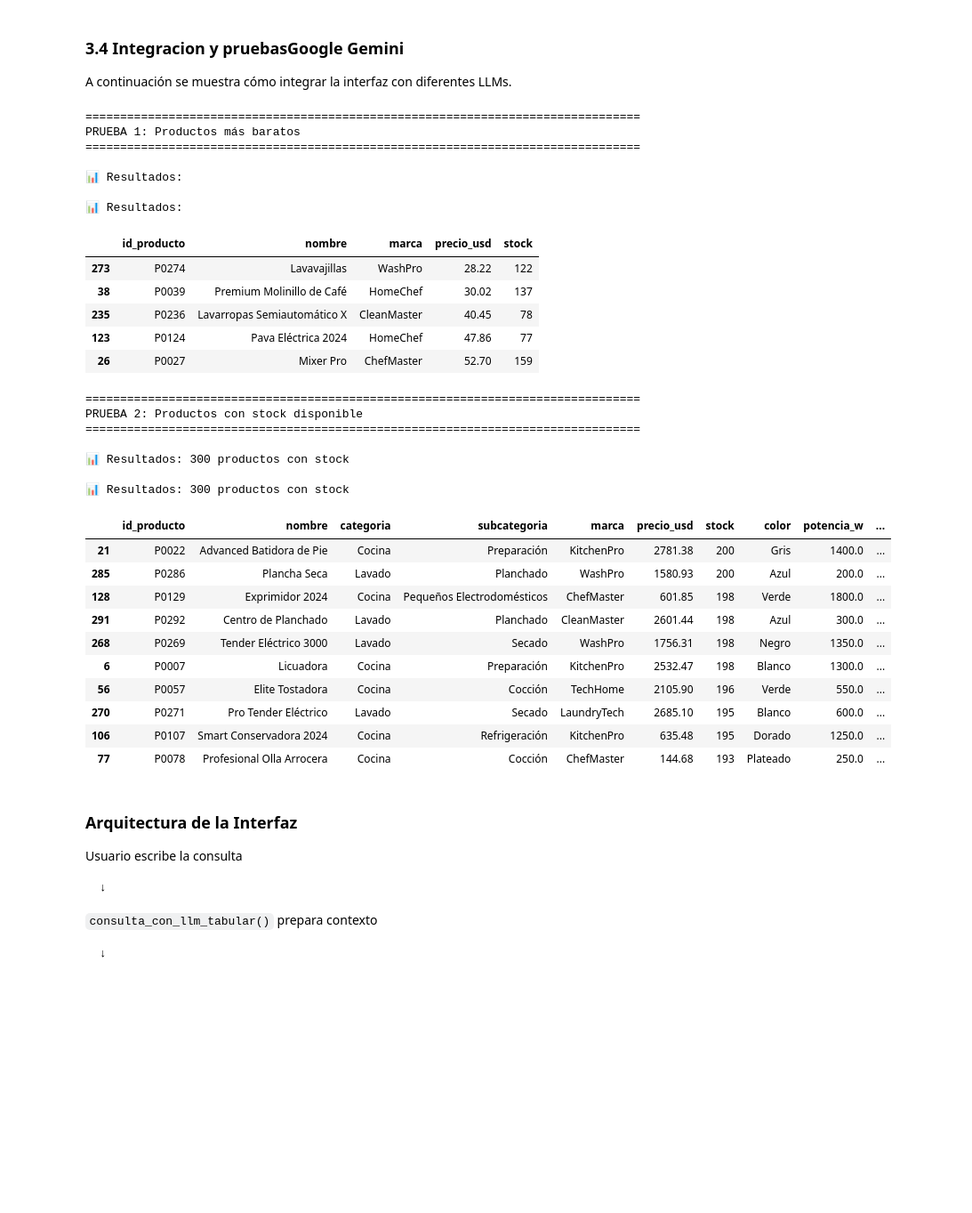
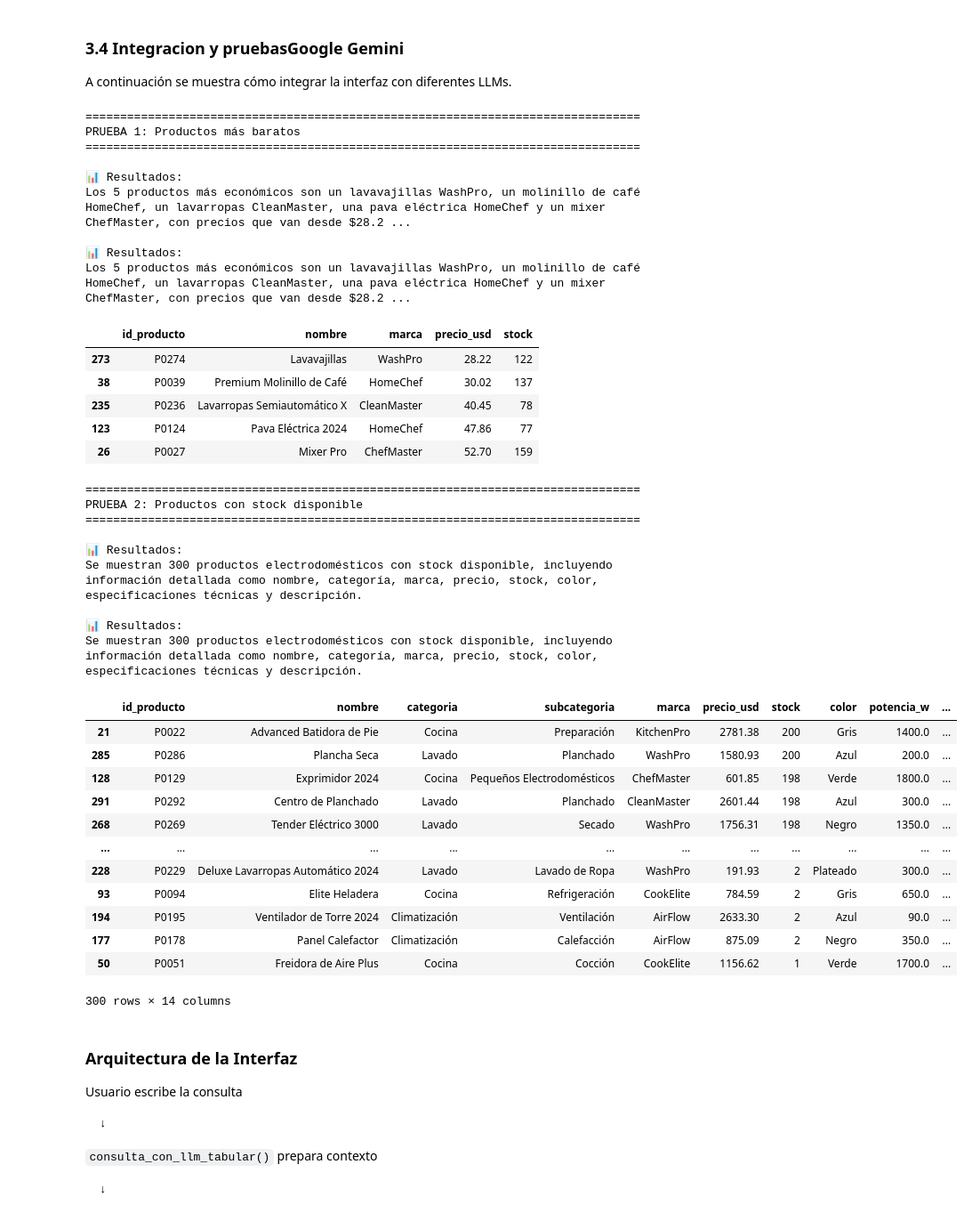
Before and after one commit to valenrosito/nlp-rag-agent-electrodomesticos, a Jupyter notebook: 1.rag_flow.ipynb, the cells around one changed output. Shown: that part at 89% size. Drawn from its saved outputs; the diff is of its cells as text; code cells hidden in the pictures; blank space fills up the shorter version.

Commit message:
fix(llm): - Correcion que incluye los resultados de la consulta a pandas en `consulta_con_llm_tabular`

```diff
--- a/1.rag_flow.ipynb
+++ b/1.rag_flow.ipynb
@@ -998,7 +998,7 @@ def consulta_con_llm_tabular(llm,
 
         desc = invocar_llm_desc(llm, consulta_usuario, str(resultado))
 
-        return desc
+        return desc, resultado
 
     except json.JSONDecodeError as e:
         raise ValueError(f"Error parseando JSON del LLM: {str(e)}\nRespuesta: {respuesta_llm}")
@@ -1015,20 +1015,23 @@ print("=" * 80)
 print("PRUEBA 1: Productos más baratos")
 print("=" * 80)
 
-resultado1 = consulta_con_llm_tabular(llm=llm,
+resultado1, data = consulta_con_llm_tabular(llm=llm,
     consulta_usuario="Muéstrame los 5 productos más económicos",
 )
 
 print("\n📊 Resultados:")
-display(resultado1)
+print(resultado1)
+display(data)
 # %% [output]
 ================================================================================
 PRUEBA 1: Productos más baratos
 ================================================================================
 
 📊 Resultados:
+Los 5 productos más económicos son un lavavajillas WashPro, un molinillo de café HomeChef, un lavarropas CleanMaster, una pava eléctrica HomeChef y un mixer ChefMaster, con precios que van desde $28.2 ...
 
 📊 Resultados:
+Los 5 productos más económicos son un lavavajillas WashPro, un molinillo de café HomeChef, un lavarropas CleanMaster, una pava eléctrica HomeChef y un mixer ChefMaster, con precios que van desde $28.2 ...
 |  | id_producto | nombre | marca | precio_usd | stock |
 | 273 | P0274 | Lavavajillas | WashPro | 28.22 | 122 |
 | 38 | P0039 | Premium Molinillo de Café | HomeChef | 30.02 | 137 |
@@ -1038,33 +1041,38 @@ PRUEBA 1: Productos más baratos
 # %%
 print("=" * 80)
 print("PRUEBA 2: Productos con stock disponible")
 print("=" * 80)
 
-resultado2 = consulta_con_llm_tabular(llm=llm,
+resultado2, data = consulta_con_llm_tabular(llm=llm,
     consulta_usuario="¿Qué productos tienen stock disponible?",
 )
 
-print(f"\n📊 Resultados: {len(resultado2)} productos con stock")
-display(resultado2.head(10))
+print(f"\n📊 Resultados:")
+print(resultado2)
+display(data)
 # %% [output]
 ================================================================================
 PRUEBA 2: Productos con stock disponible
 ================================================================================
 
-📊 Resultados: 300 productos con stock
+📊 Resultados:
+Se muestran 300 productos electrodomésticos con stock disponible, incluyendo información detallada como nombre, categoría, marca, precio, stock, color, especificaciones técnicas y descripción.
 
-📊 Resultados: 300 productos con stock
+📊 Resultados:
+Se muestran 300 productos electrodomésticos con stock disponible, incluyendo información detallada como nombre, categoría, marca, precio, stock, color, especificaciones técnicas y descripción.
 |  | id_producto | nombre | categoria | subcategoria | marca | precio_usd | stock | color | potencia_w | ... |
 | 21 | P0022 | Advanced Batidora de Pie | Cocina | Preparación | KitchenPro | 2781.38 | 200 | Gris | 1400.0 | ... |
 | 285 | P0286 | Plancha Seca | Lavado | Planchado | WashPro | 1580.93 | 200 | Azul | 200.0 | ... |
 | 128 | P0129 | Exprimidor 2024 | Cocina | Pequeños Electrodomésticos | ChefMaster | 601.85 | 198 | Verde | 1800.0 | ... |
 | 291 | P0292 | Centro de Planchado | Lavado | Planchado | CleanMaster | 2601.44 | 198 | Azul | 300.0 | ... |
 | 268 | P0269 | Tender Eléctrico 3000 | Lavado | Secado | WashPro | 1756.31 | 198 | Negro | 1350.0 | ... |
-| 6 | P0007 | Licuadora | Cocina | Preparación | KitchenPro | 2532.47 | 198 | Blanco | 1300.0 | ... |
-| 56 | P0057 | Elite Tostadora | Cocina | Cocción | TechHome | 2105.90 | 196 | Verde | 550.0 | ... |
-| 270 | P0271 | Pro Tender Eléctrico | Lavado | Secado | LaundryTech | 2685.10 | 195 | Blanco | 600.0 | ... |
-| 106 | P0107 | Smart Conservadora 2024 | Cocina | Refrigeración | KitchenPro | 635.48 | 195 | Dorado | 1250.0 | ... |
-| 77 | P0078 | Profesional Olla Arrocera | Cocina | Cocción | ChefMaster | 144.68 | 193 | Plateado | 250.0 | ... |
+| ... | ... | ... | ... | ... | ... | ... | ... | ... | ... | ... |
+| 228 | P0229 | Deluxe Lavarropas Automático 2024 | Lavado | Lavado de Ropa | WashPro | 191.93 | 2 | Plateado | 300.0 | ... |
+| 93 | P0094 | Elite Heladera | Cocina | Refrigeración | CookElite | 784.59 | 2 | Gris | 650.0 | ... |
+| 194 | P0195 | Ventilador de Torre 2024 | Climatización | Ventilación | AirFlow | 2633.30 | 2 | Azul | 90.0 | ... |
+| 177 | P0178 | Panel Calefactor | Climatización | Calefacción | AirFlow | 875.09 | 2 | Negro | 350.0 | ... |
+| 50 | P0051 | Freidora de Aire Plus | Cocina | Cocción | CookElite | 1156.62 | 1 | Verde | 1700.0 | ... |
+300 rows × 14 columns
 # %% [markdown]
 ### **Arquitectura de la Interfaz**
 
```
Also changed, not shown: parts of 1 cell of this notebook.
